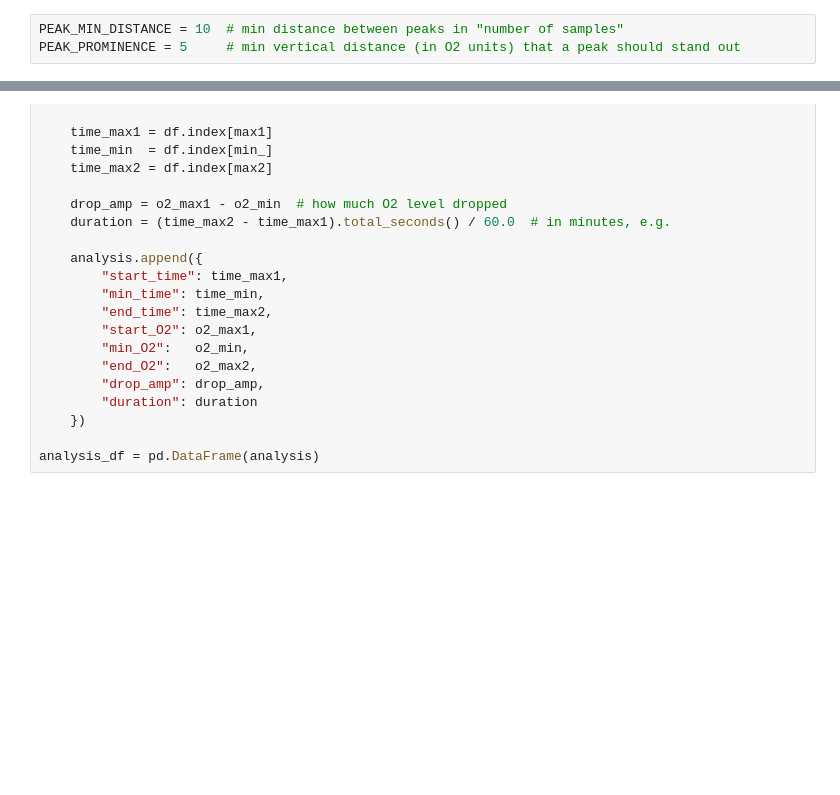
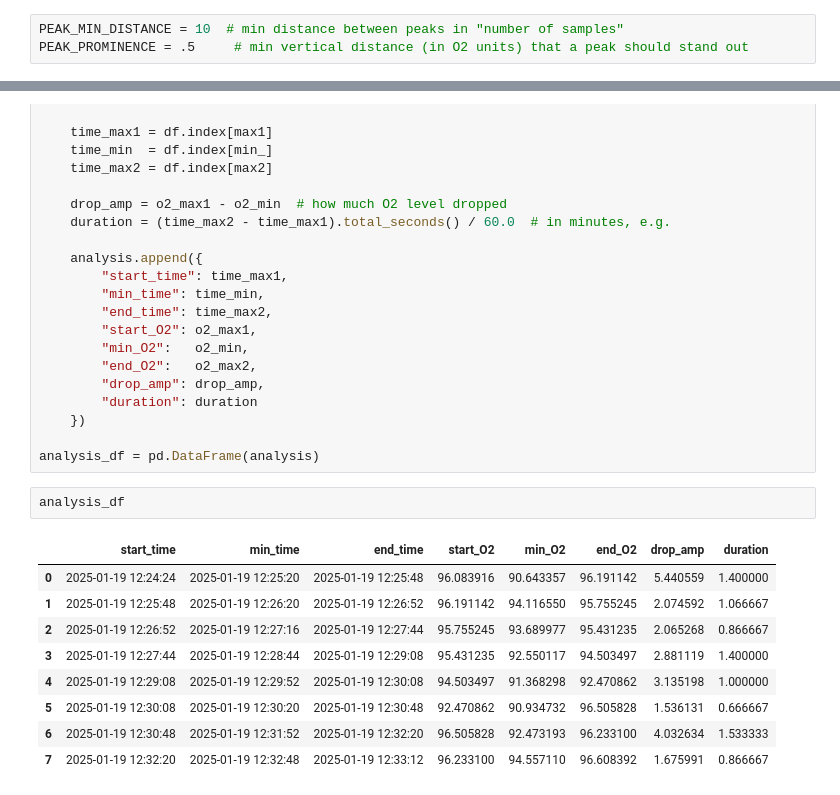
Before and after one commit to abbbe/bbp_o2, a Jupyter notebook: main.ipynb, the cells around one changed output, grey strips where cells are left out. Saved outputs shown, nothing was run; the diff lists cells and outputs as text; blank space fills up the shorter version.

```diff
--- a/main.ipynb
+++ b/main.ipynb
@@ -55,6 +85,6 @@ plt.tight_layout()
 # %%
 PEAK_MIN_DISTANCE = 10  # min distance between peaks in "number of samples"
-PEAK_PROMINENCE = 5     # min vertical distance (in O2 units) that a peak should stand out
+PEAK_PROMINENCE = .5     # min vertical distance (in O2 units) that a peak should stand out
 # %%
 # Use the smoothed O2 data to find peaks
 y = df["O2_smooth"].values
@@ -119,6 +149,18 @@ for (max1, min_, max2) in events:
     })
 
 analysis_df = pd.DataFrame(analysis)
+# %%
+analysis_df
+# %% [output]
+|  | start_time | min_time | end_time | start_O2 | min_O2 | end_O2 | drop_amp | duration |
+| 0 | 2025-01-19 12:24:24 | 2025-01-19 12:25:20 | 2025-01-19 12:25:48 | 96.083916 | 90.643357 | 96.191142 | 5.440559 | 1.400000 |
+| 1 | 2025-01-19 12:25:48 | 2025-01-19 12:26:20 | 2025-01-19 12:26:52 | 96.191142 | 94.116550 | 95.755245 | 2.074592 | 1.066667 |
+| 2 | 2025-01-19 12:26:52 | 2025-01-19 12:27:16 | 2025-01-19 12:27:44 | 95.755245 | 93.689977 | 95.431235 | 2.065268 | 0.866667 |
+| 3 | 2025-01-19 12:27:44 | 2025-01-19 12:28:44 | 2025-01-19 12:29:08 | 95.431235 | 92.550117 | 94.503497 | 2.881119 | 1.400000 |
+| 4 | 2025-01-19 12:29:08 | 2025-01-19 12:29:52 | 2025-01-19 12:30:08 | 94.503497 | 91.368298 | 92.470862 | 3.135198 | 1.000000 |
+| 5 | 2025-01-19 12:30:08 | 2025-01-19 12:30:20 | 2025-01-19 12:30:48 | 92.470862 | 90.934732 | 96.505828 | 1.536131 | 0.666667 |
+| 6 | 2025-01-19 12:30:48 | 2025-01-19 12:31:52 | 2025-01-19 12:32:20 | 96.505828 | 92.473193 | 96.233100 | 4.032634 | 1.533333 |
+| 7 | 2025-01-19 12:32:20 | 2025-01-19 12:32:48 | 2025-01-19 12:33:12 | 96.233100 | 94.557110 | 96.608392 | 1.675991 | 0.866667 |
 # %%
 fig, ax = plt.subplots(figsize=(40, 4))
 
```
Also changed, not shown: parts of 8 cells of this notebook, 3 other files.
